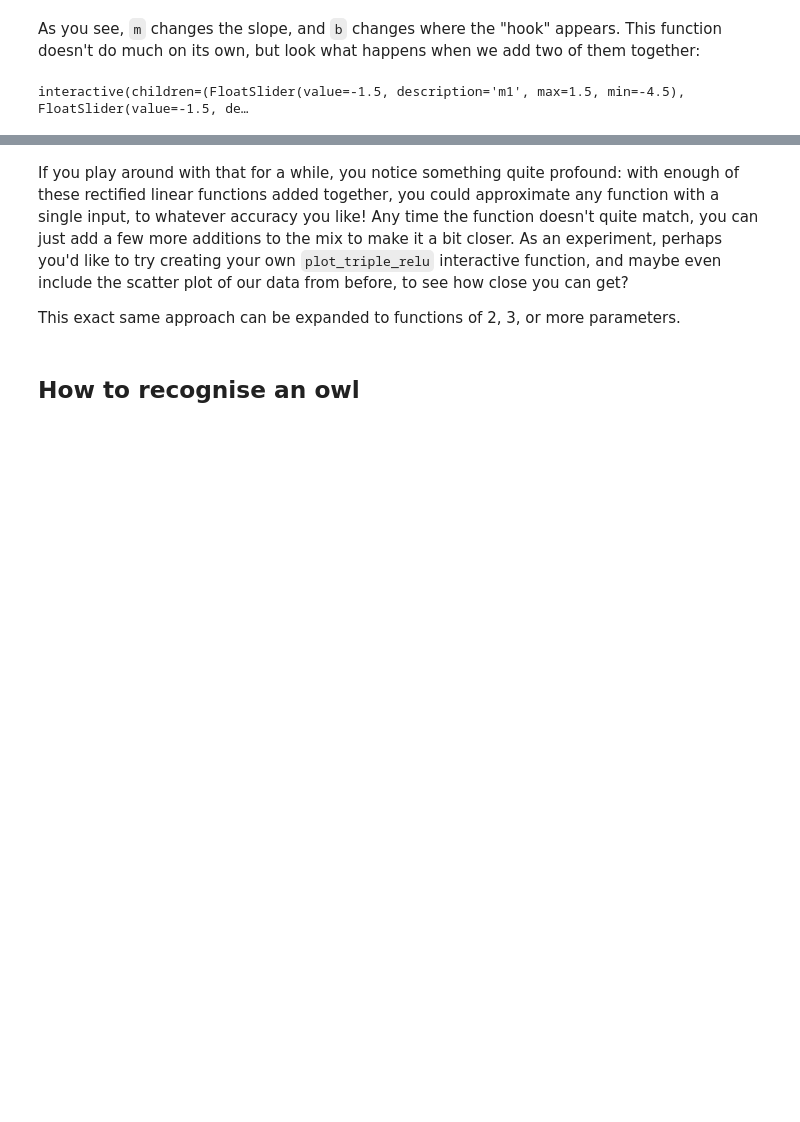
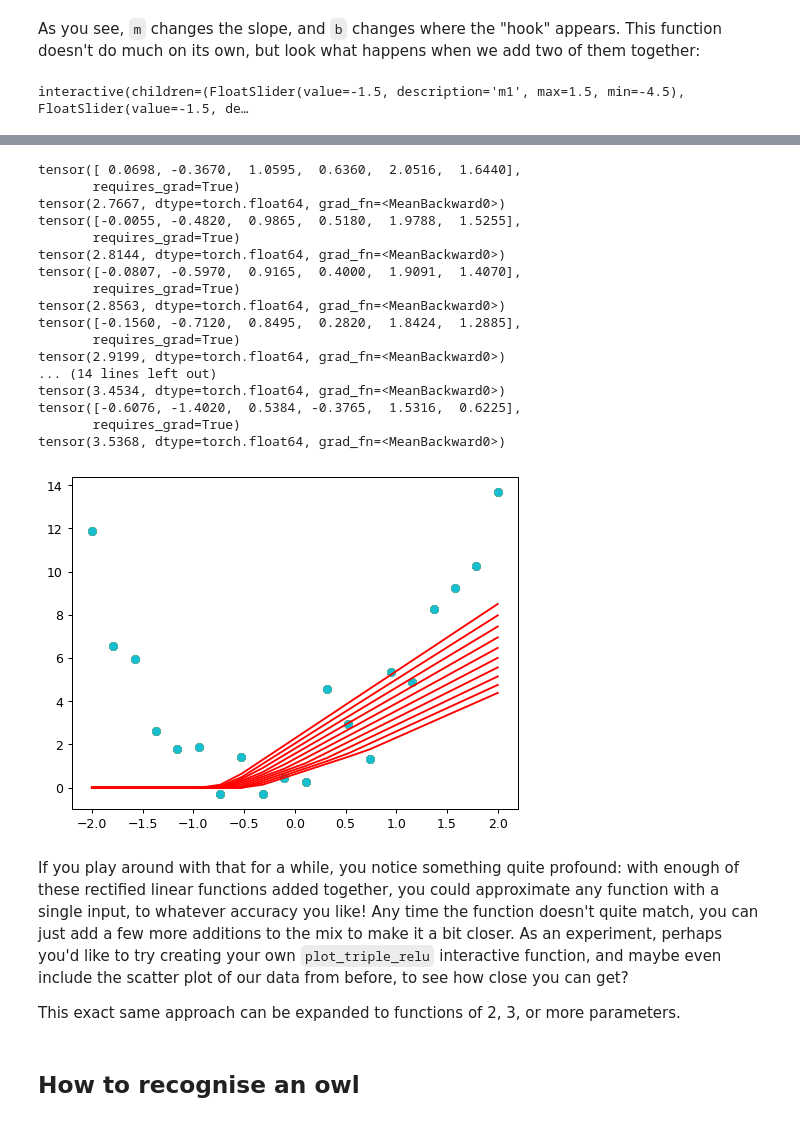
Before and after one commit to jebin2/Machine-Learning-Exercise, a Jupyter notebook: gradient_descent_cal.ipynb, the cells around one changed output, grey strips where cells are left out. Cells and saved outputs as stored; diff of their text form; code cells hidden in the pictures; blank space fills up the shorter version.

```diff
--- a/gradient_descent_cal.ipynb
+++ b/gradient_descent_cal.ipynb
@@ -143,7 +165,10 @@ To do this, first we need a function that takes all the parameters `a`, `b`, and
 # %%
 def quad_mae(params):
     f = mk_quad(*params)
-    return mae(f(x), y)
+    yp = f(x)
+    print(x.requires_grad)
+    plt.plot(x, yp.detach().cpu().numpy(), 'r')
+    return mae(yp, y)
 # %% [markdown]
 Let's try it:
 # %%
@@ -271,3 +348,28 @@ interactive(children=(FloatSlider(value=-1.5, description='m1', max=1.5, min=-4.
+# %%
+for i in range(100):
+	loss = mk_rcl_loss(abc)
+	loss.backward()
+	print(loss)
+	with torch.no_grad(): abc -= abc.grad*0.01
+# %% [output]
+tensor([ 0.0698, -0.3670,  1.0595,  0.6360,  2.0516,  1.6440],
+       requires_grad=True)
+tensor(2.7667, dtype=torch.float64, grad_fn=<MeanBackward0>)
+tensor([-0.0055, -0.4820,  0.9865,  0.5180,  1.9788,  1.5255],
+       requires_grad=True)
+tensor(2.8144, dtype=torch.float64, grad_fn=<MeanBackward0>)
+tensor([-0.0807, -0.5970,  0.9165,  0.4000,  1.9091,  1.4070],
+       requires_grad=True)
+tensor(2.8563, dtype=torch.float64, grad_fn=<MeanBackward0>)
+tensor([-0.1560, -0.7120,  0.8495,  0.2820,  1.8424,  1.2885],
+       requires_grad=True)
+tensor(2.9199, dtype=torch.float64, grad_fn=<MeanBackward0>)
+... (14 lines left out)
+tensor(3.4534, dtype=torch.float64, grad_fn=<MeanBackward0>)
+tensor([-0.6076, -1.4020,  0.5384, -0.3765,  1.5316,  0.6225],
+       requires_grad=True)
+tensor(3.5368, dtype=torch.float64, grad_fn=<MeanBackward0>)
+[figure, added]
 # %% [markdown]
 If you play around with that for a while, you notice something quite profound: with enough of these rectified linear functions added together, you could approximate any function with a single input, to whatever accuracy you like! Any time the function doesn't quite match, you can just add a few more additions to the mix to make it a bit closer. As an experiment, perhaps you'd like to try creating your own `plot_triple_relu` interactive function, and maybe even include the scatter plot of our data from before, to see how close you can get?
 
```
Also changed, not shown: parts of 15 cells of this notebook, 1 other file.
